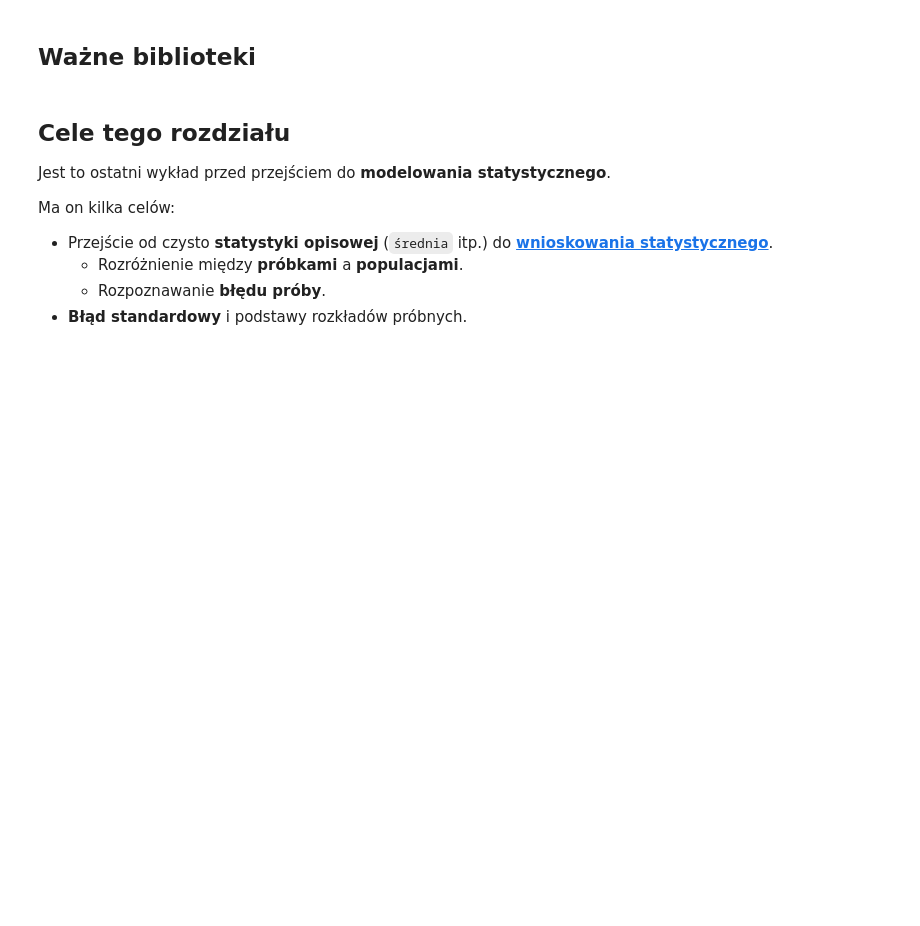
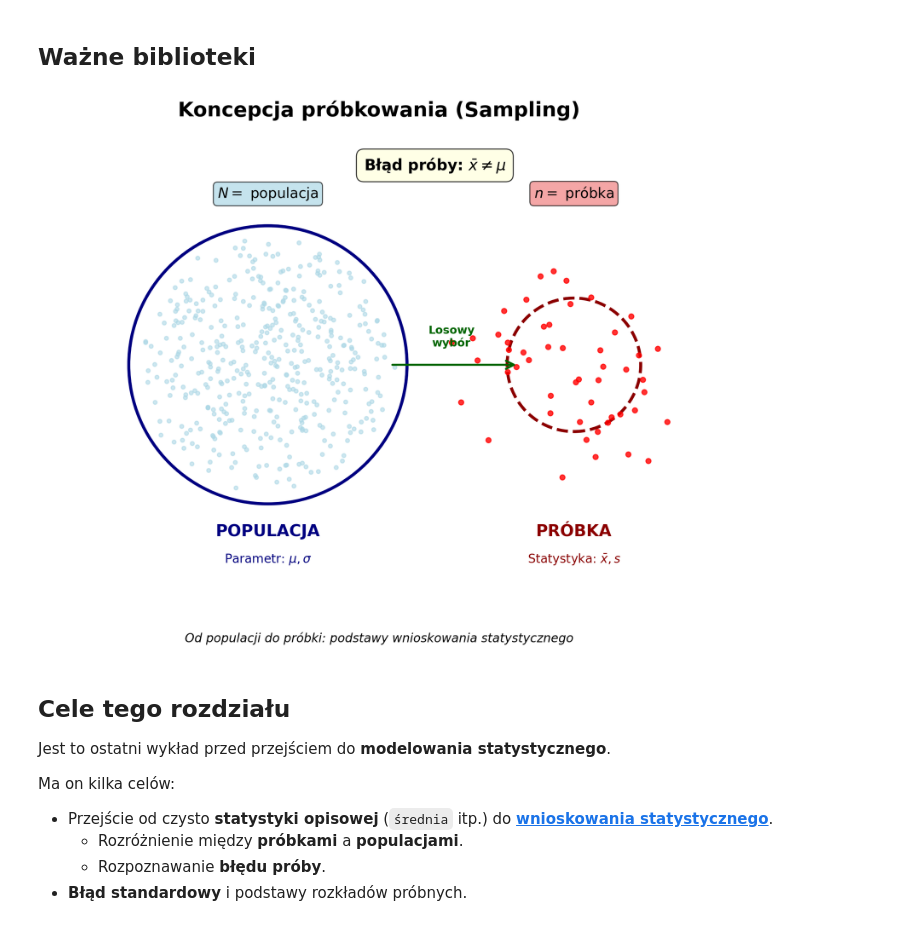
Before and after one commit to rk404/sadKF, a Jupyter notebook: 10-sampling.ipynb, the cells around one changed output. Saved outputs shown, nothing was run; the diff lists cells and outputs as text; code cells hidden in the pictures; blank space fills up the shorter version.

Commit message:
sampling

```diff
--- a/10-sampling.ipynb
+++ b/10-sampling.ipynb
@@ -11,6 +13,12 @@ import scipy.stats as ss
 # %%
 %matplotlib inline
 %config InlineBackend.figure_format = 'retina'
+# %%
+## Koncepcja samplingu
+
+exec(open('sampling_pic.py').read())
+# %% [output]
+[figure, added]
 # %% [markdown]
 ## Cele tego rozdziału
 
```
Also changed, not shown: parts of 6 cells of this notebook, 3 other files.
